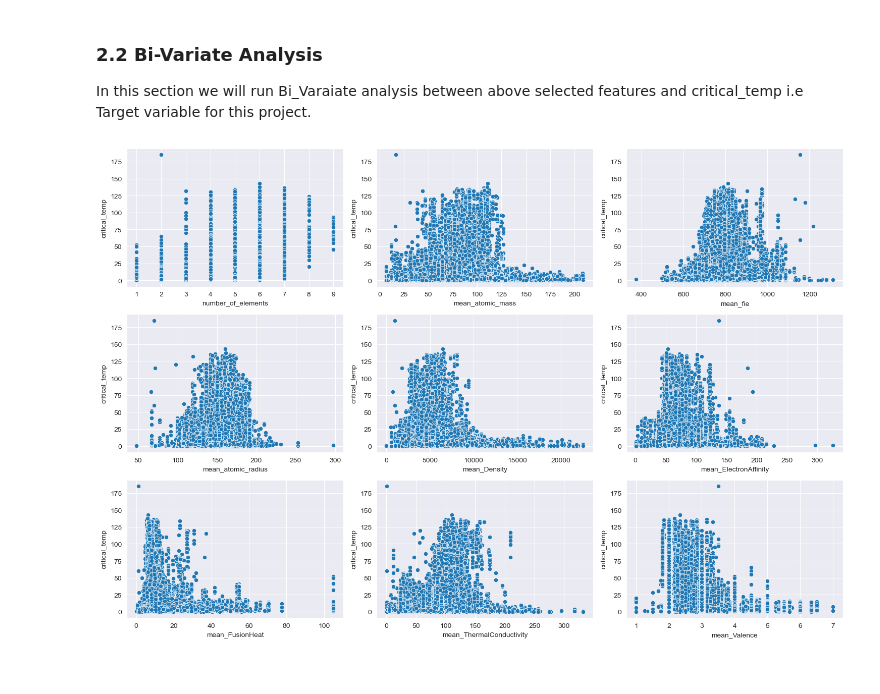
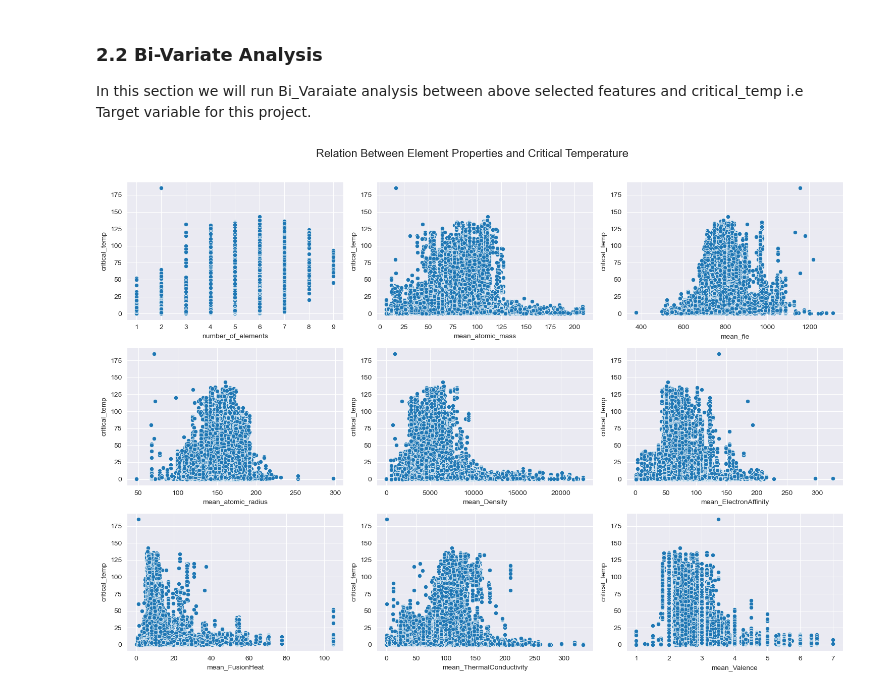
Before and after one commit to MohdSharik99/Predicting_critical_temperature_of_supeconductors, a Jupyter notebook: Experiments.ipynb, the cells around one changed output. Saved outputs shown, nothing was run; the diff lists cells and outputs as text; code cells hidden in the pictures.

```diff
--- a/Experiments.ipynb
+++ b/Experiments.ipynb
@@ -149,23 +153,23 @@ In this section we will run Bi_Varaiate analysis between above selected features
 # %%
 # Create the subplots
 sns.set_style('darkgrid')
 fig, ax = plt.subplots(3, 3, figsize=(15, 10))
 
 # Flatten the axes array for easy iteration
 ax_flat = ax.flatten()
 
 # Iterate over each element property and corresponding axis
 for i, property_name in enumerate(element_properties):
     sns.scatterplot(data=df, x=property_name, y='critical_temp', ax=ax_flat[i])
 #     ax_flat[i].set_title(f'Relation Between {property_name} and Critical Temperature')
 
 # Hide empty subplots if any
 for axis in ax_flat[len(element_properties):]:
     axis.axis('off')
 
 plt.tight_layout()
-
+plt.suptitle('Relation Between Element Properties and Critical Temperature', fontsize=16, y=1.05)
 plt.show()
 # %% [output]
-[figure, old version]
+[figure, new version]
 # %%
```
Also changed, not shown: parts of 8 cells of this notebook.
